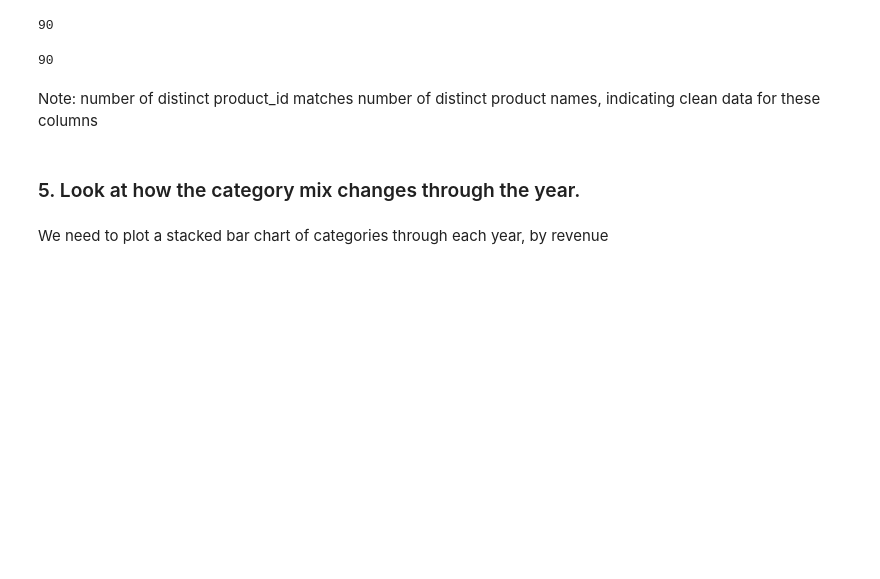
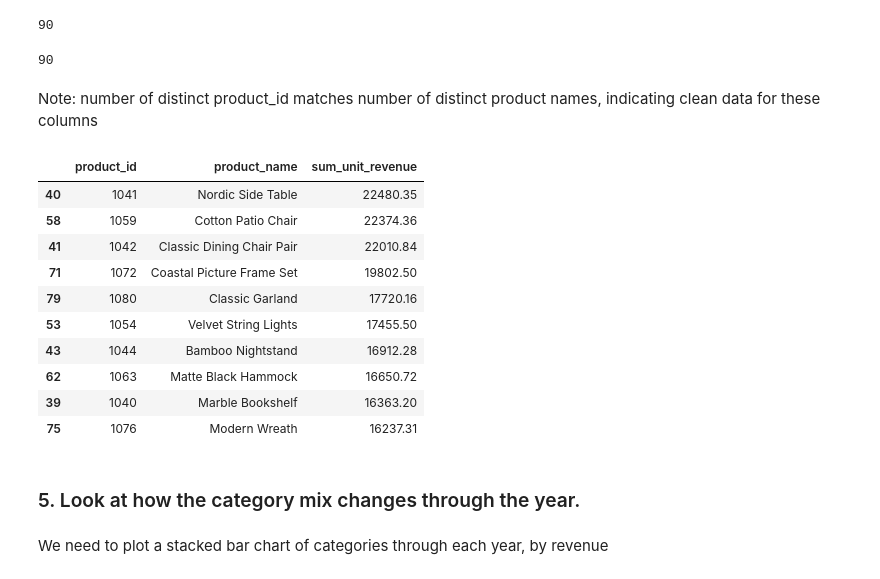
Before and after one commit to Mohamed-Shaheedullah/wayfair-python-analysis, a Jupyter notebook: wayfair-analysis.ipynb, the cells around one changed output. Cells and saved outputs as stored; diff of their text form; code cells hidden in the pictures; blank space fills up the shorter version.

Commit message:
calculated best selling products by revenue, should it be quantity

```diff
--- a/wayfair-analysis.ipynb
+++ b/wayfair-analysis.ipynb
@@ -434,6 +436,24 @@ orders_with_products['product_name'].nunique()
 90
 # %% [markdown]
 Note: number of distinct product_id matches number of distinct product names, indicating clean data for these columns
+# %%
+revenue_per_product = round((orders_with_products.groupby(['product_id', 'product_name'])['unit_revenue'].sum().reset_index(name='sum_unit_revenue')),2)
+# %%
+top_10_revenue_per_product = revenue_per_product.nlargest(10, 'sum_unit_revenue')
+# %%
+top_10_revenue_per_product
+# %% [output]
+|  | product_id | product_name | sum_unit_revenue |
+| 40 | 1041 | Nordic Side Table | 22480.35 |
+| 58 | 1059 | Cotton Patio Chair | 22374.36 |
+| 41 | 1042 | Classic Dining Chair Pair | 22010.84 |
+| 71 | 1072 | Coastal Picture Frame Set | 19802.50 |
+| 79 | 1080 | Classic Garland | 17720.16 |
+| 53 | 1054 | Velvet String Lights | 17455.50 |
+| 43 | 1044 | Bamboo Nightstand | 16912.28 |
+| 62 | 1063 | Matte Black Hammock | 16650.72 |
+| 39 | 1040 | Marble Bookshelf | 16363.20 |
+| 75 | 1076 | Modern Wreath | 16237.31 |
 # %% [markdown]
 ### 5. Look at how the category mix changes through the year.
 # %% [markdown]
```
Also changed, not shown: parts of 2 cells of this notebook.
